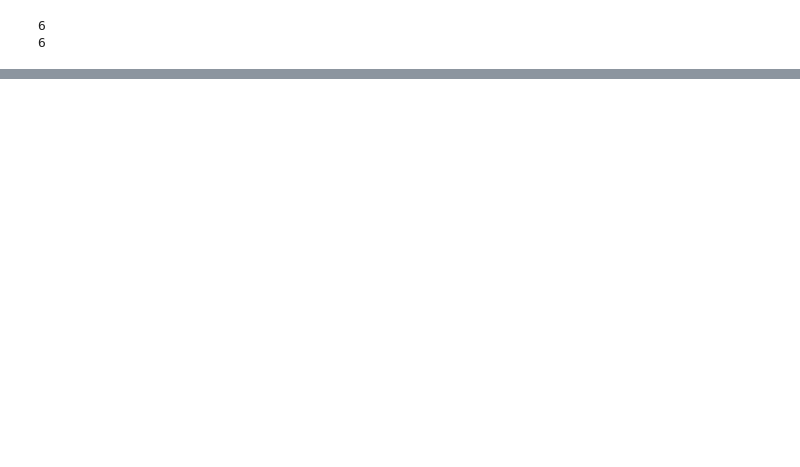
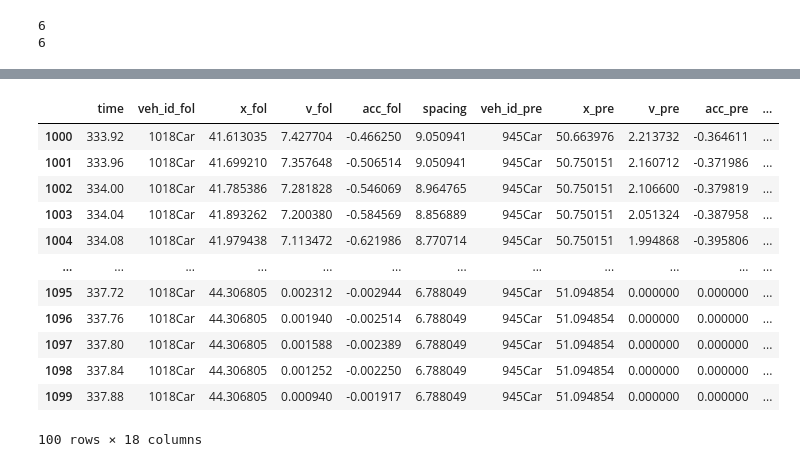
Before and after one commit to Ye-eun/urban-trajectory-analysis, a Jupyter notebook: pneuma_analysis.ipynb, the cells around one changed output, grey strips where cells are left out. Drawn from its saved outputs; the diff is of its cells as text; code cells hidden in the pictures; blank space fills up the shorter version.

```diff
--- a/pneuma_analysis.ipynb
+++ b/pneuma_analysis.ipynb
@@ -852,0 +1035,16 @@ print(all_LFdata_loop[5]['loop'].unique())
+# %%
+all_LFdata_loop[0].iloc[1000:1100]
+# %% [output]
+|  | time | veh_id_fol | x_fol | v_fol | acc_fol | spacing | veh_id_pre | x_pre | v_pre | acc_pre | ... |
+| 1000 | 333.92 | 1018Car | 41.613035 | 7.427704 | -0.466250 | 9.050941 | 945Car | 50.663976 | 2.213732 | -0.364611 | ... |
+| 1001 | 333.96 | 1018Car | 41.699210 | 7.357648 | -0.506514 | 9.050941 | 945Car | 50.750151 | 2.160712 | -0.371986 | ... |
+| 1002 | 334.00 | 1018Car | 41.785386 | 7.281828 | -0.546069 | 8.964765 | 945Car | 50.750151 | 2.106600 | -0.379819 | ... |
+| 1003 | 334.04 | 1018Car | 41.893262 | 7.200380 | -0.584569 | 8.856889 | 945Car | 50.750151 | 2.051324 | -0.387958 | ... |
+| 1004 | 334.08 | 1018Car | 41.979438 | 7.113472 | -0.621986 | 8.770714 | 945Car | 50.750151 | 1.994868 | -0.395806 | ... |
+| ... | ... | ... | ... | ... | ... | ... | ... | ... | ... | ... | ... |
+| 1095 | 337.72 | 1018Car | 44.306805 | 0.002312 | -0.002944 | 6.788049 | 945Car | 51.094854 | 0.000000 | 0.000000 | ... |
+| 1096 | 337.76 | 1018Car | 44.306805 | 0.001940 | -0.002514 | 6.788049 | 945Car | 51.094854 | 0.000000 | 0.000000 | ... |
+| 1097 | 337.80 | 1018Car | 44.306805 | 0.001588 | -0.002389 | 6.788049 | 945Car | 51.094854 | 0.000000 | 0.000000 | ... |
+| 1098 | 337.84 | 1018Car | 44.306805 | 0.001252 | -0.002250 | 6.788049 | 945Car | 51.094854 | 0.000000 | 0.000000 | ... |
+| 1099 | 337.88 | 1018Car | 44.306805 | 0.000940 | -0.001917 | 6.788049 | 945Car | 51.094854 | 0.000000 | 0.000000 | ... |
+100 rows × 18 columns
```
Also changed, not shown: parts of 17 cells of this notebook.
